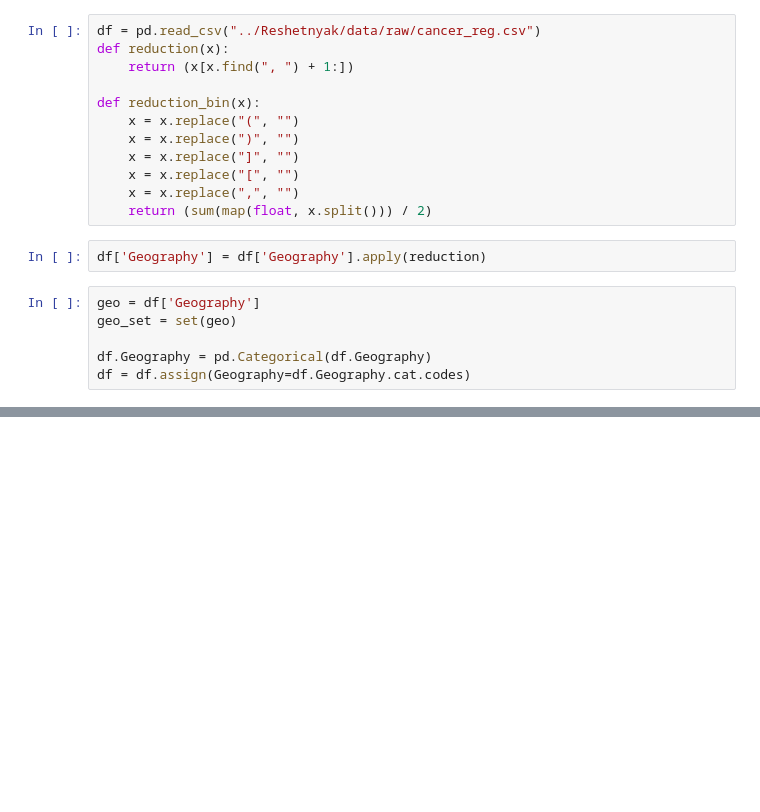
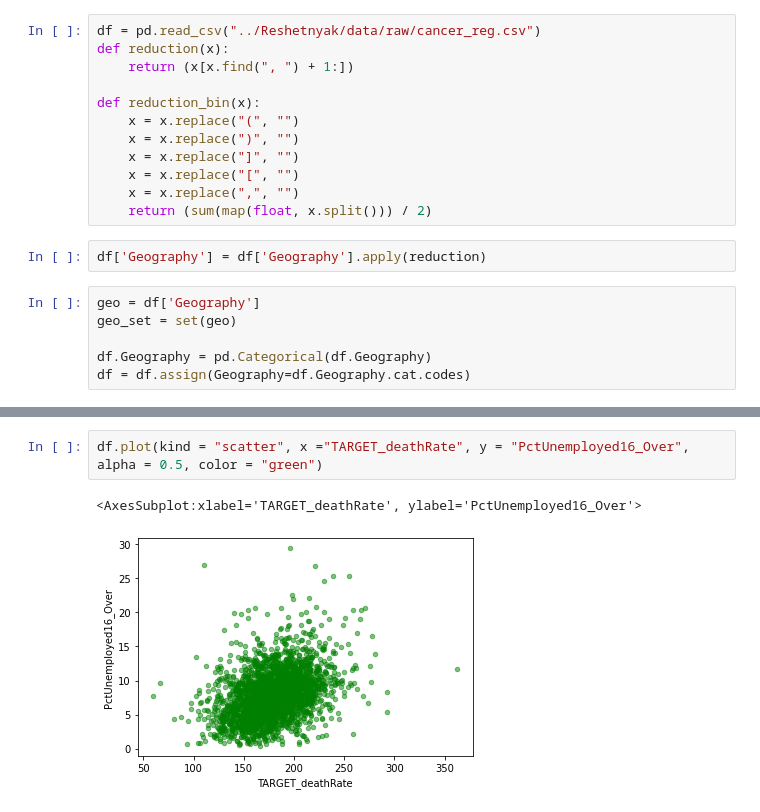
Before and after one commit to LlirikOknessu/MachineLearningCourseLabs, a Jupyter notebook: Reshetnyak/Analysys.ipynb, the cells around one changed output, grey strips where cells are left out. Cells and saved outputs as stored; diff of their text form; blank space fills up the shorter version.

```diff
--- a/Reshetnyak/Analysys.ipynb
+++ b/Reshetnyak/Analysys.ipynb
@@ -50,0 +62,5 @@ plt.show()
+# %%
+df.plot(kind = "scatter", x ="TARGET_deathRate", y = "PctUnemployed16_Over", alpha = 0.5, color = "green")
+# %% [output]
+<AxesSubplot:xlabel='TARGET_deathRate', ylabel='PctUnemployed16_Over'>
+[figure, added]
```
Also changed, not shown: parts of 5 cells of this notebook, 25 other files.
